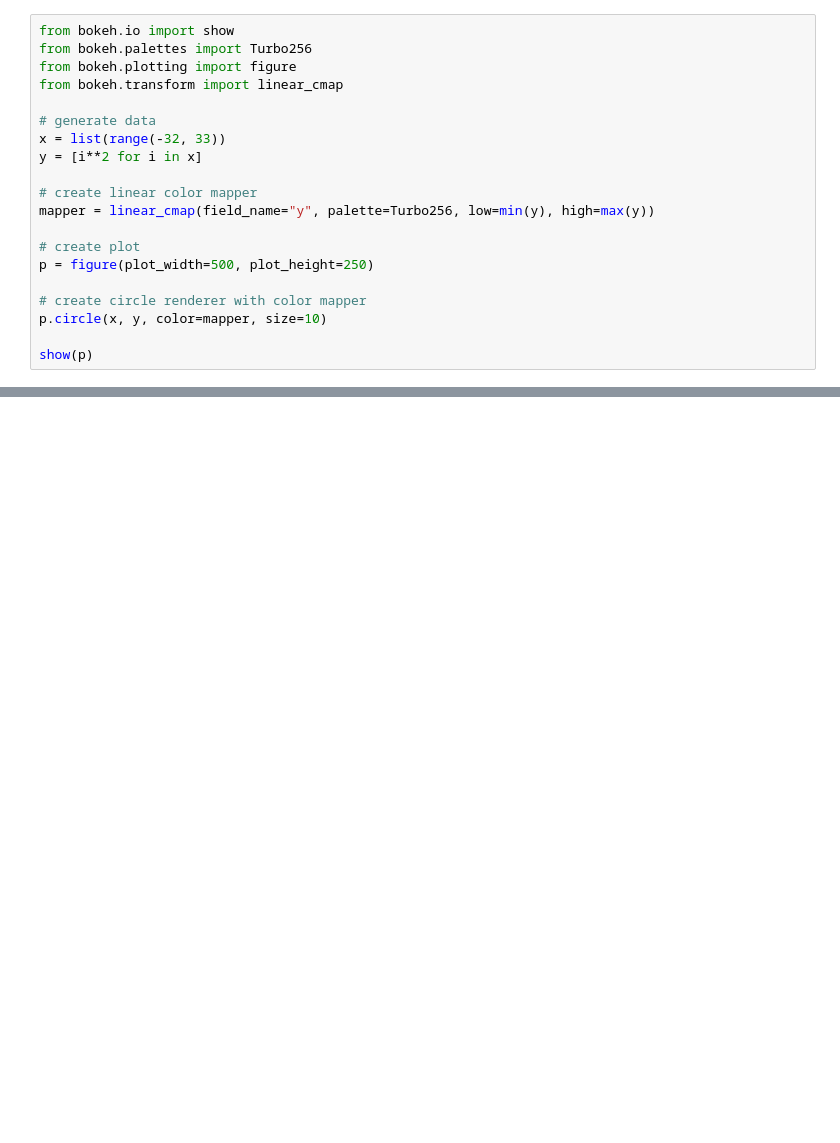
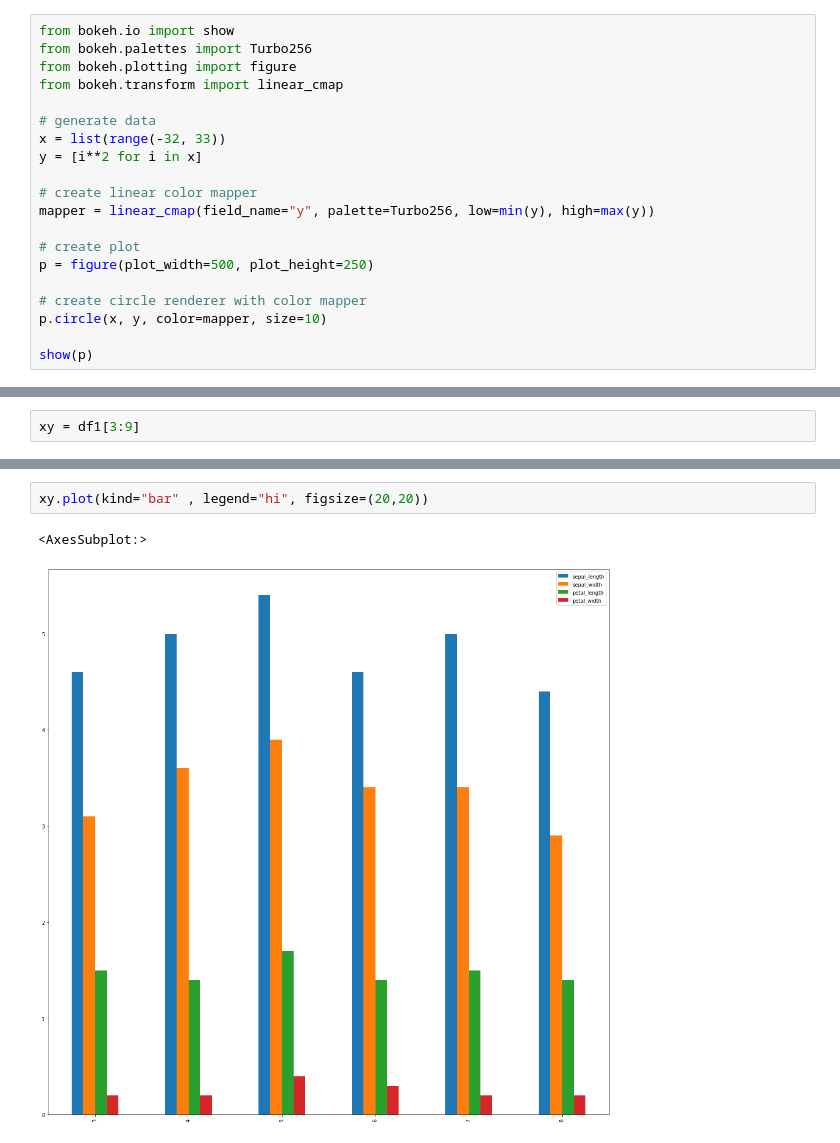
Before and after one commit to Dyavathrocky/ineuron_practice, a Jupyter notebook: visualization.ipynb, the cells around one changed output, grey strips where cells are left out. Drawn from its saved outputs; the diff is of its cells as text; blank space fills up the shorter version.

Commit message:
added more visualization

```diff
--- a/visualization.ipynb
+++ b/visualization.ipynb
@@ -506,0 +528,2 @@ show(p)
+# %%
+xy = df1[3:9]
@@ -506,0 +540,5 @@ show(p)
+# %%
+xy.plot(kind="bar" , legend="hi", figsize=(20,20))
+# %% [output]
+<AxesSubplot:>
+[figure, added]
```
Also changed, not shown: parts of 6 cells of this notebook.
